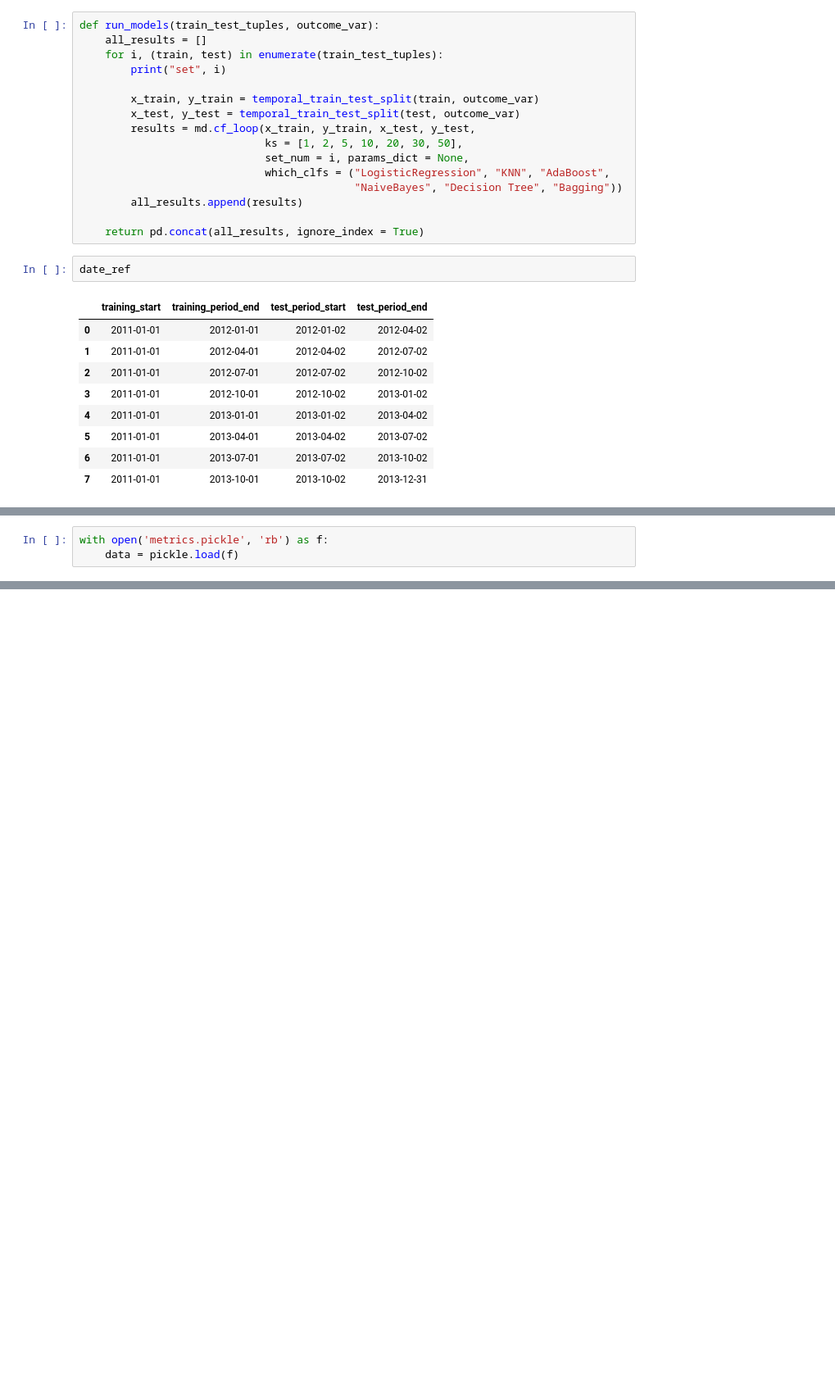
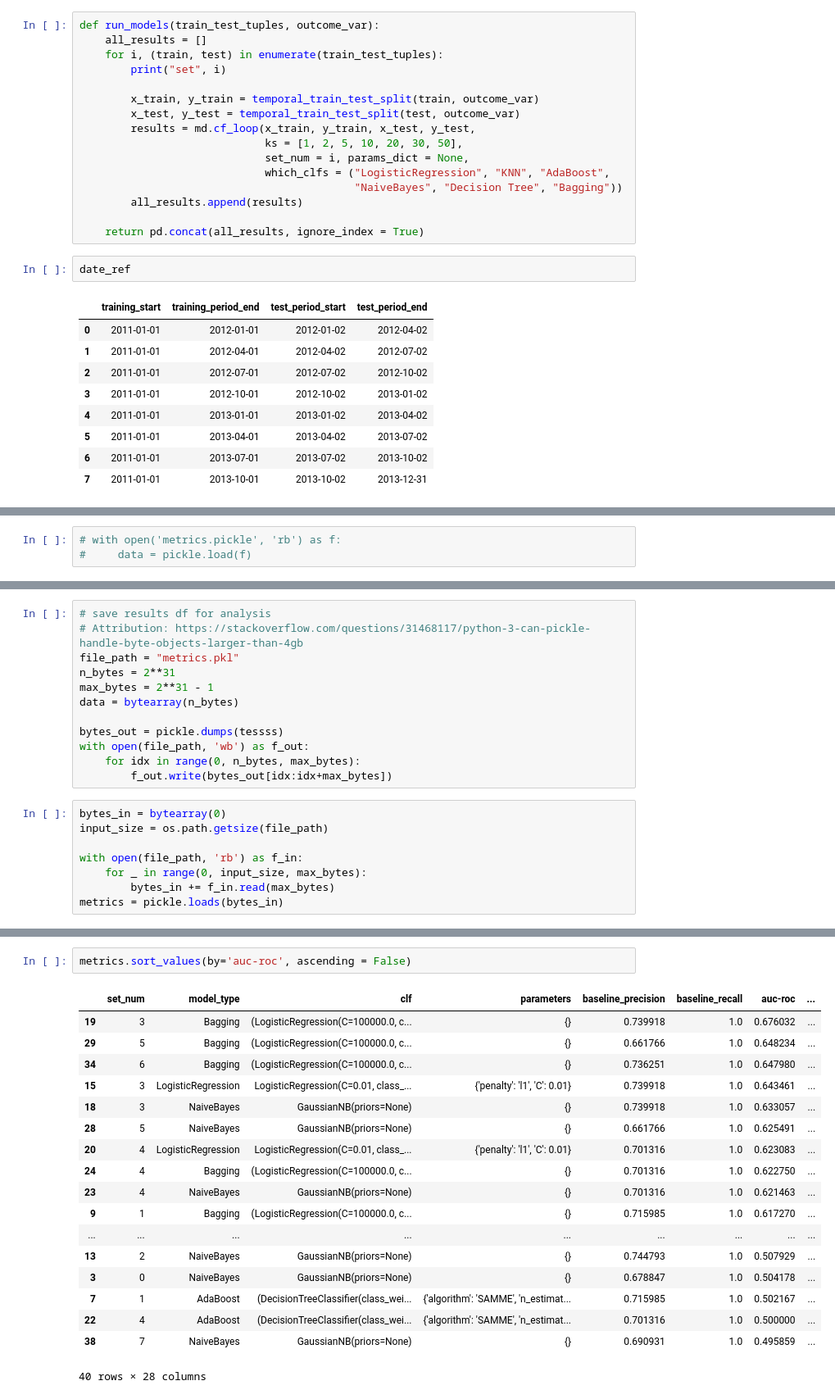
Before and after one commit to anmolchaturvedi/predicting_excitement, a Jupyter notebook: donors_choose.ipynb, the cells around one changed output, grey strips where cells are left out. Shown at 82% size. Cells and saved outputs as stored; diff of their text form; blank space fills up the shorter version.

```diff
--- a/donors_choose.ipynb
+++ b/donors_choose.ipynb
@@ -568,3 +552,3 @@ with open('metrics.pickle', 'wb') as f:
 # %%
-with open('metrics.pickle', 'rb') as f:
-    data = pickle.load(f)
+# with open('metrics.pickle', 'rb') as f:
+#     data = pickle.load(f)
@@ -580,0 +557,20 @@ data
+# %%
+# save results df for analysis
+# Attribution: https://stackoverflow.com/questions/31468117/python-3-can-pickle-handle-byte-objects-larger-than-4gb
+file_path = "metrics.pkl"
+n_bytes = 2**31
+max_bytes = 2**31 - 1
+data = bytearray(n_bytes)
+
+bytes_out = pickle.dumps(tessss)
+with open(file_path, 'wb') as f_out:
+    for idx in range(0, n_bytes, max_bytes):
+        f_out.write(bytes_out[idx:idx+max_bytes])
+# %%
+bytes_in = bytearray(0)
+input_size = os.path.getsize(file_path)
+
+with open(file_path, 'rb') as f_in:
+    for _ in range(0, input_size, max_bytes):
+        bytes_in += f_in.read(max_bytes)
+metrics = pickle.loads(bytes_in)
@@ -580,0 +602,21 @@ data
+# %%
+metrics.sort_values(by='auc-roc', ascending = False)
+# %% [output]
+|  | set_num | model_type | clf | parameters | baseline_precision | baseline_recall | auc-roc | ... |
+| 19 | 3 | Bagging | (LogisticRegression(C=100000.0, c... | {} | 0.739918 | 1.0 | 0.676032 | ... |
+| 29 | 5 | Bagging | (LogisticRegression(C=100000.0, c... | {} | 0.661766 | 1.0 | 0.648234 | ... |
+| 34 | 6 | Bagging | (LogisticRegression(C=100000.0, c... | {} | 0.736251 | 1.0 | 0.647980 | ... |
+| 15 | 3 | LogisticRegression | LogisticRegression(C=0.01, class_... | {'penalty': 'l1', 'C': 0.01} | 0.739918 | 1.0 | 0.643461 | ... |
+| 18 | 3 | NaiveBayes | GaussianNB(priors=None) | {} | 0.739918 | 1.0 | 0.633057 | ... |
+| 28 | 5 | NaiveBayes | GaussianNB(priors=None) | {} | 0.661766 | 1.0 | 0.625491 | ... |
+| 20 | 4 | LogisticRegression | LogisticRegression(C=0.01, class_... | {'penalty': 'l1', 'C': 0.01} | 0.701316 | 1.0 | 0.623083 | ... |
+| 24 | 4 | Bagging | (LogisticRegression(C=100000.0, c... | {} | 0.701316 | 1.0 | 0.622750 | ... |
+| 23 | 4 | NaiveBayes | GaussianNB(priors=None) | {} | 0.701316 | 1.0 | 0.621463 | ... |
+| 9 | 1 | Bagging | (LogisticRegression(C=100000.0, c... | {} | 0.715985 | 1.0 | 0.617270 | ... |
+| ... | ... | ... | ... | ... | ... | ... | ... | ... |
+| 13 | 2 | NaiveBayes | GaussianNB(priors=None) | {} | 0.744793 | 1.0 | 0.507929 | ... |
+| 3 | 0 | NaiveBayes | GaussianNB(priors=None) | {} | 0.678847 | 1.0 | 0.504178 | ... |
+| 7 | 1 | AdaBoost | (DecisionTreeClassifier(class_wei... | {'algorithm': 'SAMME', 'n_estimat... | 0.715985 | 1.0 | 0.502167 | ... |
+| 22 | 4 | AdaBoost | (DecisionTreeClassifier(class_wei... | {'algorithm': 'SAMME', 'n_estimat... | 0.701316 | 1.0 | 0.500000 | ... |
+| 38 | 7 | NaiveBayes | GaussianNB(priors=None) | {} | 0.690931 | 1.0 | 0.495859 | ... |
+40 rows × 28 columns
```
Also changed, not shown: parts of 19 cells of this notebook, 1 other file.
